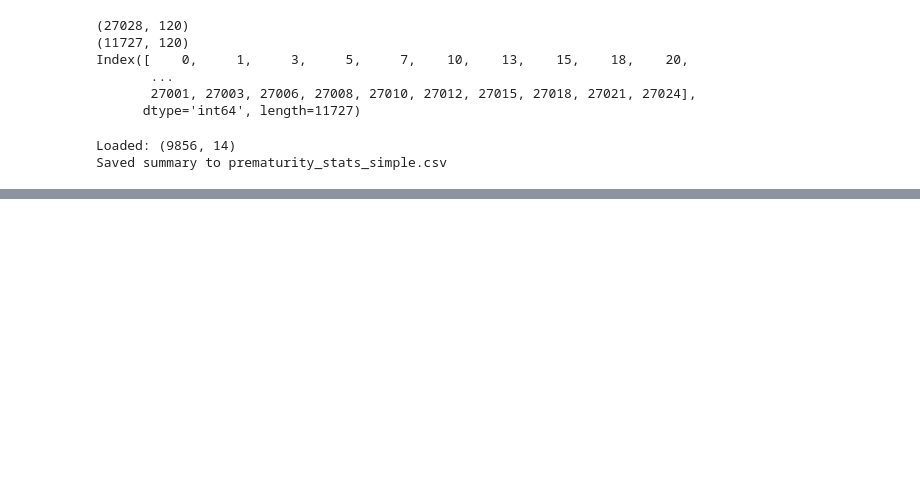
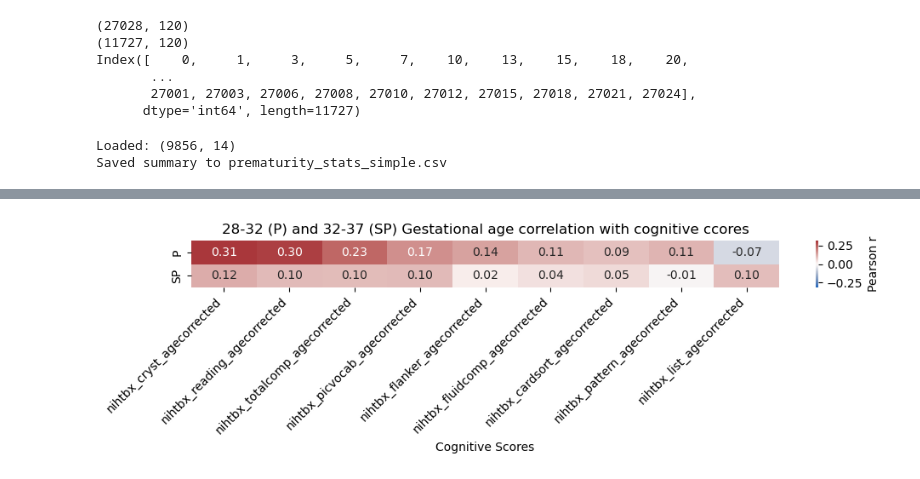
Before and after one commit to neurospin-projects/2025_rmenasria_prematurity, a Jupyter notebook: notebooks/racim/cognition_premas.ipynb, the cells around one changed output, grey strips where cells are left out. Drawn from its saved outputs; the diff is of its cells as text; code cells hidden in the pictures; blank space fills up the shorter version.

```diff
--- a/notebooks/racim/cognition_premas.ipynb
+++ b/notebooks/racim/cognition_premas.ipynb
@@ -167,0 +232,36 @@ Saved summary to prematurity_stats_simple.csv
+# %%
+#  Charger le CSV
+df = pd.read_csv("/neurospin/dico/rmenasria/Runs/03_main/Output/csv/cognitive/prematurity_stats_simple.csv")
+
+# Sécurité : indexer par score (chaque ligne = un test cognitif)
+df = df.set_index('score')
+
+# Option : listes de colonnes à utiliser
+r_pre_col = 'pearson_r_ga_pre'
+r_smallpre_col = 'pearson_r_ga_smallpre'
+d_cohen_col = 'cohen_d_pre_vs_term'
+p_pre_col = 'pearson_p_ga_pre'
+p_smallpre_col = 'pearson_p_ga_smallpre'
+p_t_col = 'p_t_pre_vs_term'
+
+# Construire une petite DataFrame ligne = groupe (pre / smallpre), colonnes = scores
+r_matrix = pd.DataFrame({
+    'P': df[r_pre_col],
+    'SP': df[r_smallpre_col]
+}).T   # transpose pour que les groupes soient les lignes
+
+order = r_matrix.mean().sort_values(ascending=False).index
+r_matrix = r_matrix[order]
+
+plt.figure(figsize=(10,3))
+v = np.nanmax(np.abs(r_matrix.values))  # symétrie pour palette diverging
+sns.heatmap(r_matrix, annot=True, fmt=".2f", cmap="vlag", center=0,
+            vmin=-v, vmax=v, cbar_kws={'label':'Pearson r'})
+plt.title("28-32 (P) and 32-37 (SP) Gestational age correlation with cognitive ccores")
+plt.xlabel("Cognitive Scores")
+plt.ylabel("")
+plt.xticks(rotation=45, ha='right')
+plt.tight_layout()
+plt.show()
+# %% [output]
+[figure, added]
```
Also changed, not shown: parts of 5 cells of this notebook, 8 other files.
